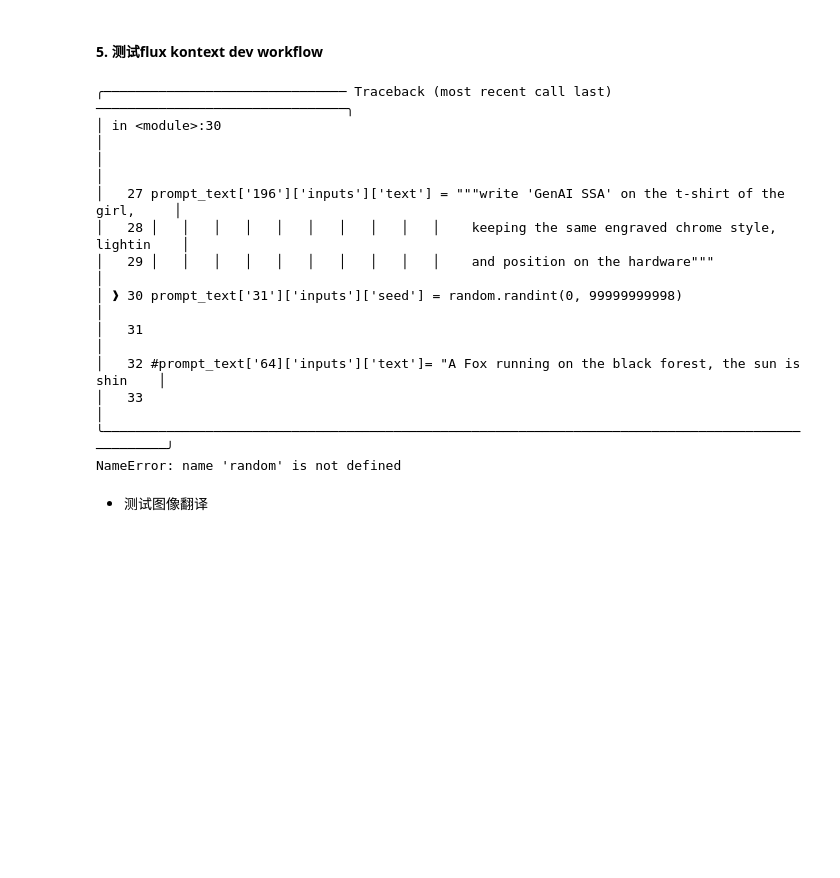
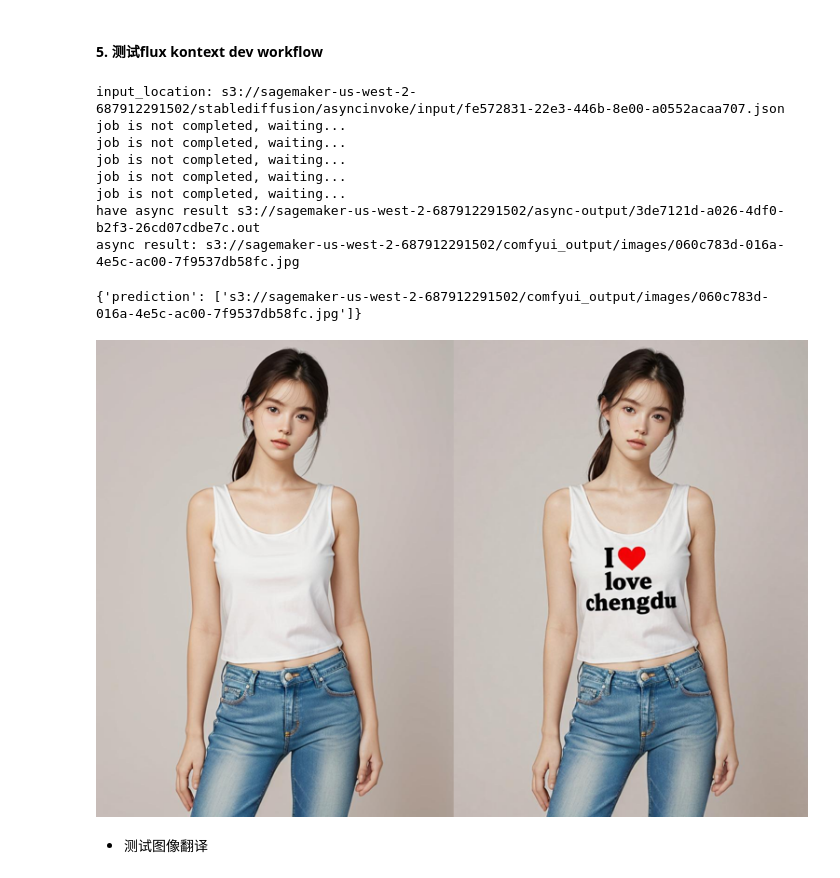
Before and after one commit to qingyuan18/ComfyUI-on-SageMaker, a Jupyter notebook: comfyui-on-sagemaker-byoc-async.ipynb, the cells around one changed output. Saved outputs shown, nothing was run; the diff lists cells and outputs as text; code cells hidden in the pictures; blank space fills up the shorter version.

```diff
--- a/comfyui-on-sagemaker-byoc-async.ipynb
+++ b/comfyui-on-sagemaker-byoc-async.ipynb
@@ -160,7 +151,7 @@ To connect over SSM run: aws ssm start-session --target mi-0fe246fed384f3315
 # %% [markdown]
 #### 4.1 测试辅助方法
 # %%
-endpoint_name="comfyui-byoc-2025-06-28-13-15-02-029"
+endpoint_name="comfyui-byoc-2025-06-28-22-15-15-167"
 # %%
 import time
 import datetime
@@ -223,7 +214,7 @@ def get_result(output_location):
         obj = s3_resource.Object(bucket, key)
         body = obj.get()['Body'].read().decode('utf-8')
         predictions = json.loads(body)
-        print("async result:",predictions["prediction"][-3])
+        print("async result:",predictions["prediction"][-1])
         return predictions
     except Exception as e:
         print("get result execption...",e)
@@ -232,7 +223,7 @@ def get_result(output_location):
 def show_image(result):
     try:
         # 获取最后一个图像
-        image = result['prediction'][-3]
+        image = result['prediction'][-1]
         bucket, key = get_bucket_and_key(image)
         obj = s3_client.get_object(Bucket=bucket, Key=key)
         bytes = obj['Body'].read()
@@ -327,12 +318,11 @@ with open(prompt_json_file) as f:
 
 
 prompt_text['197']['inputs']['image'] = base64_string
-prompt_text['196']['inputs']['text'] = """write 'GenAI SSA' on the t-shirt of the girl,
+prompt_text['196']['inputs']['text'] = """write 'I love chengdu' on the t-shirt of the girl,
                                          keeping the same engraved chrome style, lighting, perspective,
                                          and position on the hardware"""
 prompt_text['31']['inputs']['seed'] = random.randint(0, 99999999998)
 
-#prompt_text['64]['inputs']['text']= "A Fox running on the black forest, the sun is shining"
 
 client_id = str(uuid.uuid4())
 payload={
@@ -343,18 +333,22 @@ payload={
 }
 result = predict_async(endpoint_name,payload)
 # %% [output]
-╭─────────────────────────────── Traceback (most recent call last) ────────────────────────────────╮
-│ in <module>:30                                                                                   │
-│                                                                                                  │
-│   27 prompt_text['196']['inputs']['text'] = """write 'GenAI SSA' on the t-shirt of the girl,     │
-│   28 │   │   │   │   │   │   │   │   │   │    keeping the same engraved chrome style, lightin    │
-│   29 │   │   │   │   │   │   │   │   │   │    and position on the hardware"""                    │
-│ ❱ 30 prompt_text['31']['inputs']['seed'] = random.randint(0, 99999999998)                        │
-│   31                                                                                             │
-│   32 #prompt_text['64]['inputs']['text']= "A Fox running on the black forest, the sun is shin    │
-│   33                                                                                             │
-╰──────────────────────────────────────────────────────────────────────────────────────────────────╯
-NameError: name 'random' is not defined
+input_location: s3://sagemaker-us-west-2-687912291502/stablediffusion/asyncinvoke/input/fe572831-22e3-446b-8e00-a0552acaa707.json
+job is not completed, waiting...
+job is not completed, waiting...
+job is not completed, waiting...
+job is not completed, waiting...
+job is not completed, waiting...
+have async result s3://sagemaker-us-west-2-687912291502/async-output/3de7121d-a026-4df0-b2f3-26cd07cdbe7c.out
+async result: s3://sagemaker-us-west-2-687912291502/comfyui_output/images/060c783d-016a-4e5c-ac00-7f9537db58fc.jpg
+# %%
+result
+# %% [output]
+{'prediction': ['s3://sagemaker-us-west-2-687912291502/comfyui_output/images/060c783d-016a-4e5c-ac00-7f9537db58fc.jpg']}
+# %%
+show_image(result)
+# %% [output]
+[figure, added]
 # %% [markdown]
 * 测试图像翻译
 # %%
```
Also changed, not shown: parts of 5 cells of this notebook, 1 other file.
